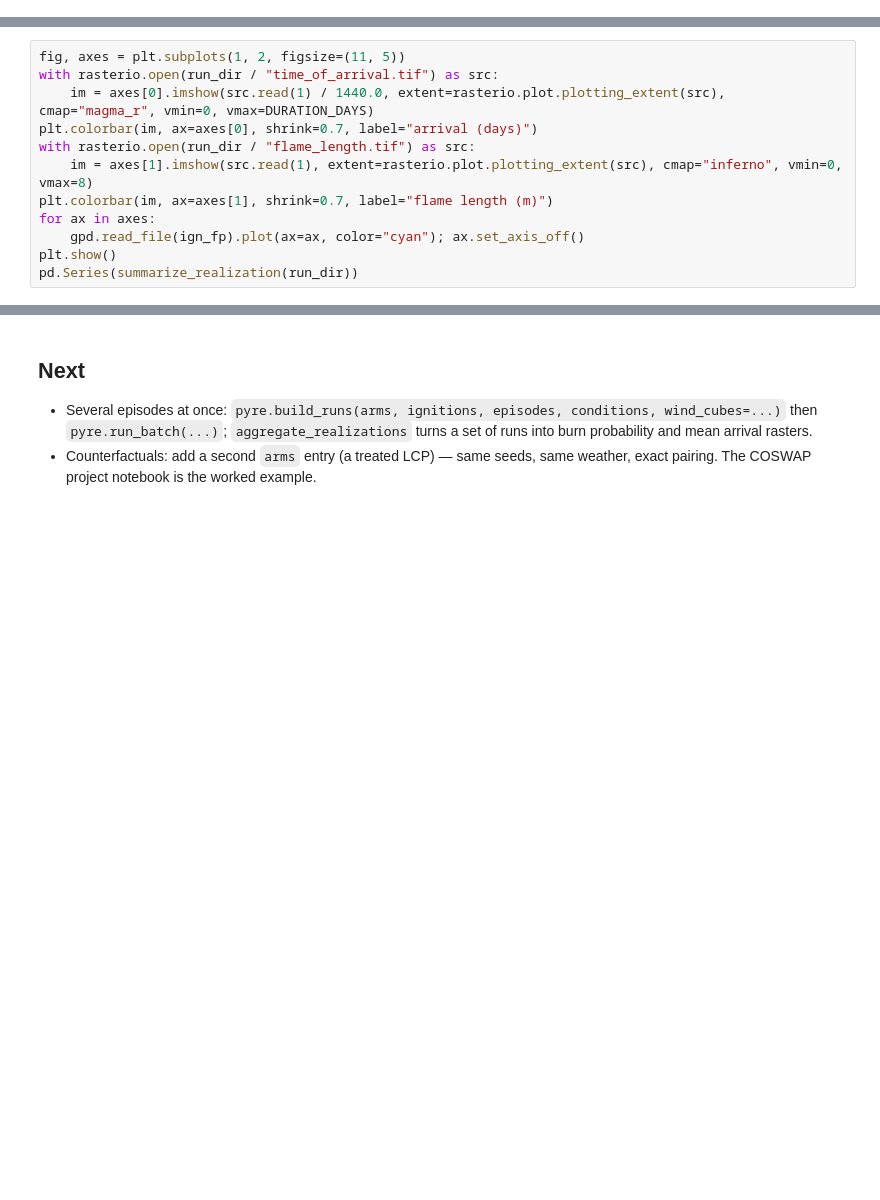
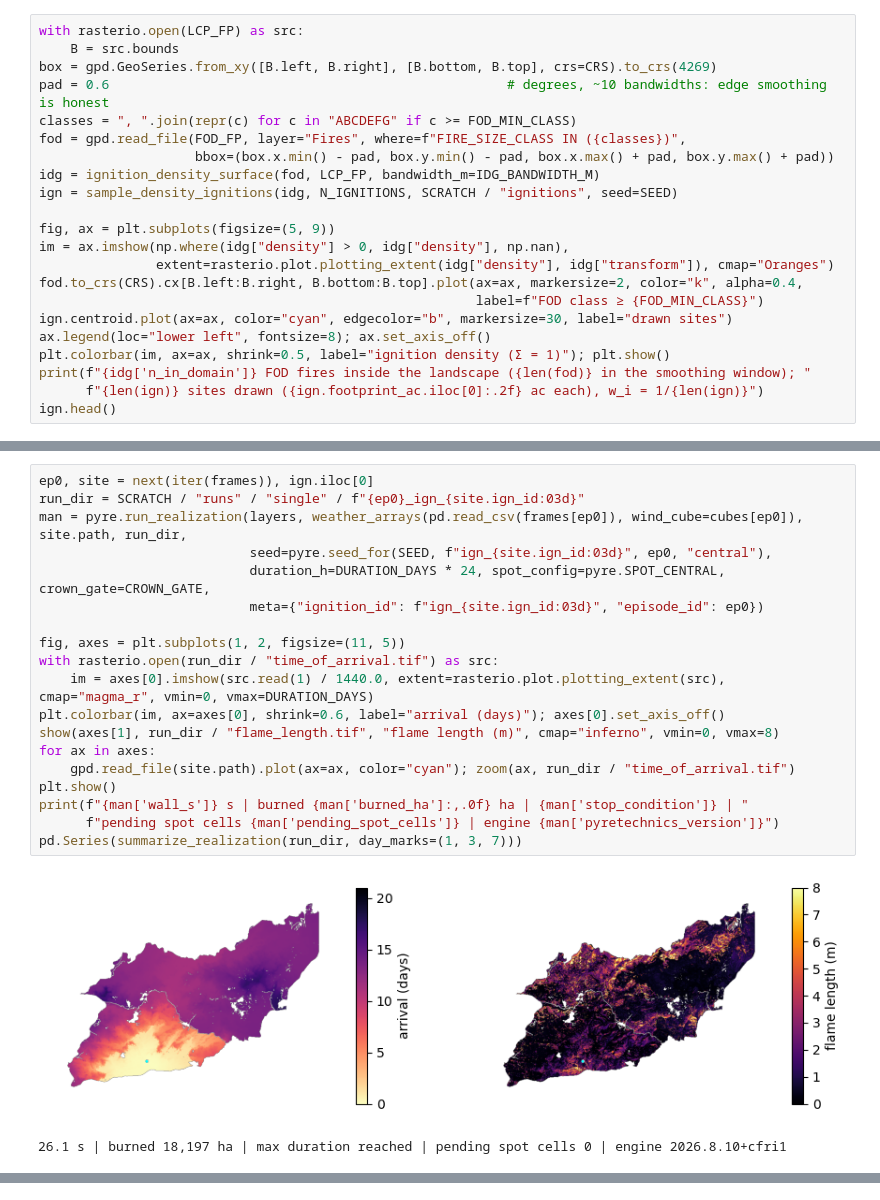
Before and after one commit to maxwellCcook/fb_tools, a Jupyter notebook: code/notebooks/01f_PyreBuild.ipynb, the cells around one changed output, grey strips where cells are left out. Drawn from its saved outputs; the diff is of its cells as text; blank space fills up the shorter version.

```diff
--- a/code/notebooks/01f_PyreBuild.ipynb
+++ b/code/notebooks/01f_PyreBuild.ipynb
@@ -114,0 +209,22 @@ print(f"{time.perf_counter() - t0:.0f} s | burned {man['burned_ha']:,.0f} ha | {
+# %%
+with rasterio.open(LCP_FP) as src:
+    B = src.bounds
+box = gpd.GeoSeries.from_xy([B.left, B.right], [B.bottom, B.top], crs=CRS).to_crs(4269)
+pad = 0.6                                                   # degrees, ~10 bandwidths: edge smoothing is honest
+classes = ", ".join(repr(c) for c in "ABCDEFG" if c >= FOD_MIN_CLASS)
+fod = gpd.read_file(FOD_FP, layer="Fires", where=f"FIRE_SIZE_CLASS IN ({classes})",
+                    bbox=(box.x.min() - pad, box.y.min() - pad, box.x.max() + pad, box.y.max() + pad))
+idg = ignition_density_surface(fod, LCP_FP, bandwidth_m=IDG_BANDWIDTH_M)
+ign = sample_density_ignitions(idg, N_IGNITIONS, SCRATCH / "ignitions", seed=SEED)
+
+fig, ax = plt.subplots(figsize=(5, 9))
+im = ax.imshow(np.where(idg["density"] > 0, idg["density"], np.nan),
+               extent=rasterio.plot.plotting_extent(idg["density"], idg["transform"]), cmap="Oranges")
+fod.to_crs(CRS).cx[B.left:B.right, B.bottom:B.top].plot(ax=ax, markersize=2, color="k", alpha=0.4,
+                                                        label=f"FOD class ≥ {FOD_MIN_CLASS}")
+ign.centroid.plot(ax=ax, color="cyan", edgecolor="b", markersize=30, label="drawn sites")
+ax.legend(loc="lower left", fontsize=8); ax.set_axis_off()
+plt.colorbar(im, ax=ax, shrink=0.5, label="ignition density (Σ = 1)"); plt.show()
+print(f"{idg['n_in_domain']} FOD fires inside the landscape ({len(fod)} in the smoothing window); "
+      f"{len(ign)} sites drawn ({ign.footprint_ac.iloc[0]:.2f} ac each), w_i = 1/{len(ign)}")
+ign.head()
@@ -115,12 +251,22 @@ print(f"{time.perf_counter() - t0:.0f} s | burned {man['burned_ha']:,.0f} ha | {
 # %%
+ep0, site = next(iter(frames)), ign.iloc[0]
+run_dir = SCRATCH / "runs" / "single" / f"{ep0}_ign_{site.ign_id:03d}"
+man = pyre.run_realization(layers, weather_arrays(pd.read_csv(frames[ep0]), wind_cube=cubes[ep0]), site.path, run_dir,
+                           seed=pyre.seed_for(SEED, f"ign_{site.ign_id:03d}", ep0, "central"),
+                           duration_h=DURATION_DAYS * 24, spot_config=pyre.SPOT_CENTRAL, crown_gate=CROWN_GATE,
+                           meta={"ignition_id": f"ign_{site.ign_id:03d}", "episode_id": ep0})
+
 fig, axes = plt.subplots(1, 2, figsize=(11, 5))
 with rasterio.open(run_dir / "time_of_arrival.tif") as src:
     im = axes[0].imshow(src.read(1) / 1440.0, extent=rasterio.plot.plotting_extent(src), cmap="magma_r", vmin=0, vmax=DURATION_DAYS)
-plt.colorbar(im, ax=axes[0], shrink=0.7, label="arrival (days)")
-with rasterio.open(run_dir / "flame_length.tif") as src:
-    im = axes[1].imshow(src.read(1), extent=rasterio.plot.plotting_extent(src), cmap="inferno", vmin=0, vmax=8)
-plt.colorbar(im, ax=axes[1], shrink=0.7, label="flame length (m)")
+plt.colorbar(im, ax=axes[0], shrink=0.6, label="arrival (days)"); axes[0].set_axis_off()
+show(axes[1], run_dir / "flame_length.tif", "flame length (m)", cmap="inferno", vmin=0, vmax=8)
 for ax in axes:
-    gpd.read_file(ign_fp).plot(ax=ax, color="cyan"); ax.set_axis_off()
+    gpd.read_file(site.path).plot(ax=ax, color="cyan"); zoom(ax, run_dir / "time_of_arrival.tif")
 plt.show()
-pd.Series(summarize_realization(run_dir))
+print(f"{man['wall_s']} s | burned {man['burned_ha']:,.0f} ha | {man['stop_condition']} | "
+      f"pending spot cells {man['pending_spot_cells']} | engine {man['pyretechnics_version']}")
+pd.Series(summarize_realization(run_dir, day_marks=(1, 3, 7)))
+# %% [output]
+[figure, added]
+26.1 s | burned 18,197 ha | max duration reached | pending spot cells 0 | engine 2026.8.10+cfri1
@@ -127,8 +287,0 @@ pd.Series(summarize_realization(run_dir))
-# %% [markdown]
-## Next
-
-- Several episodes at once: `pyre.build_runs(arms, ignitions, episodes, conditions, wind_cubes=...)` then
-  `pyre.run_batch(...)`; `aggregate_realizations` turns a set of runs into burn probability and mean
-  arrival rasters.
-- Counterfactuals: add a second `arms` entry (a treated LCP) — same seeds, same weather, exact pairing.
-  The COSWAP project notebook is the worked example.
```
Also changed, not shown: parts of 23 cells of this notebook, 20 other files.
